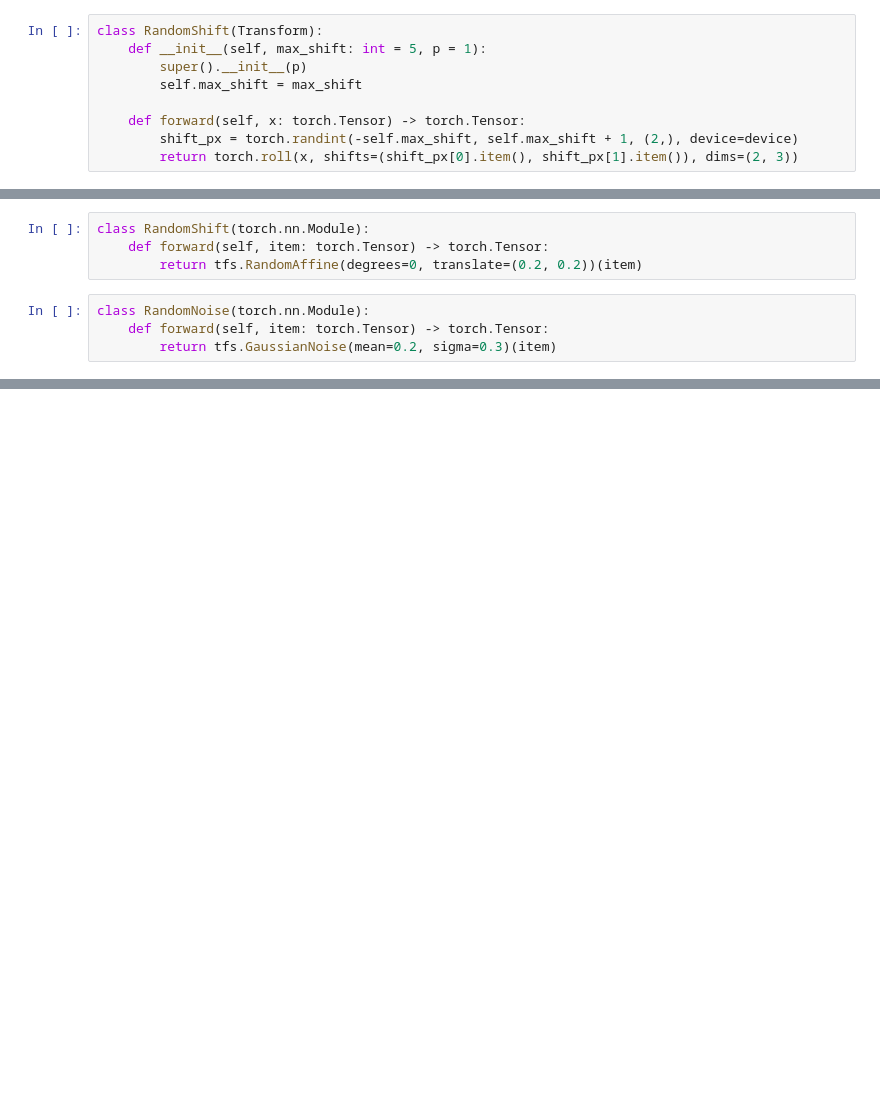
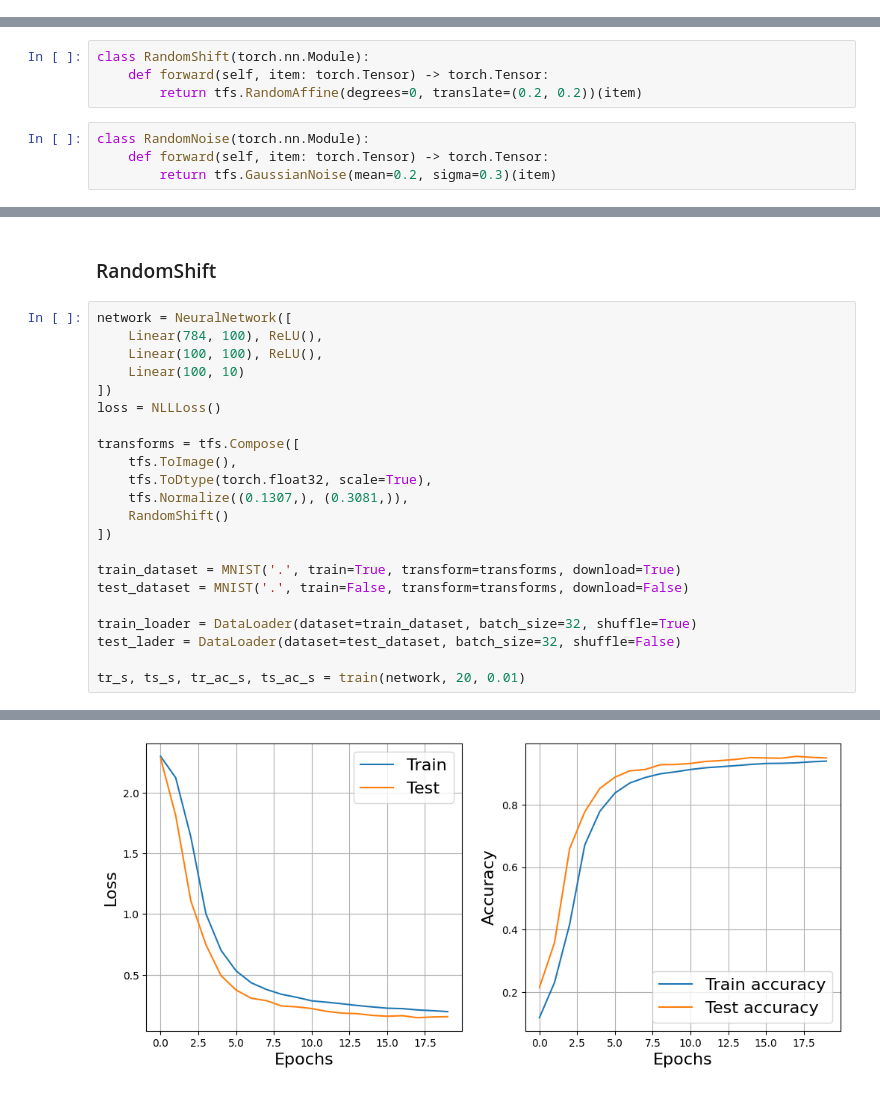
Before and after one commit to IVitaliyI/dl-course-VK, a Jupyter notebook: lecture2/NN_HW2_2025.ipynb, the cells around one changed output, grey strips where cells are left out. Saved outputs shown, nothing was run; the diff lists cells and outputs as text; blank space fills up the shorter version.

```diff
--- a/lecture2/NN_HW2_2025.ipynb
+++ b/lecture2/NN_HW2_2025.ipynb
@@ -500,9 +412,0 @@ for i in range(len(X_rotate)):
-# %%
-class RandomShift(Transform):
-    def __init__(self, max_shift: int = 5, p = 1):
-        super().__init__(p)
-        self.max_shift = max_shift
-
-    def forward(self, x: torch.Tensor) -> torch.Tensor:
-        shift_px = torch.randint(-self.max_shift, self.max_shift + 1, (2,), device=device)
-        return torch.roll(x, shifts=(shift_px[0].item(), shift_px[1].item()), dims=(2, 3))
@@ -550,0 +462,25 @@ for i in range(len(result)):
+# %% [markdown]
+### RandomShift
+# %%
+network = NeuralNetwork([
+    Linear(784, 100), ReLU(),
+    Linear(100, 100), ReLU(),
+    Linear(100, 10)
+])
+loss = NLLLoss()
+
+transforms = tfs.Compose([
+    tfs.ToImage(),
+    tfs.ToDtype(torch.float32, scale=True),
+    tfs.Normalize((0.1307,), (0.3081,)),
+    RandomShift()
+])
+
+train_dataset = MNIST('.', train=True, transform=transforms, download=True)
+test_dataset = MNIST('.', train=False, transform=transforms, download=False)
+
+train_loader = DataLoader(dataset=train_dataset, batch_size=32, shuffle=True)
+test_lader = DataLoader(dataset=test_dataset, batch_size=32, shuffle=False)
+
+tr_s, ts_s, tr_ac_s, ts_ac_s = train(network, 20, 0.01)
+# %% [output]
@@ -550,0 +488 @@ for i in range(len(result)):
+[figure, added]
```
Also changed, not shown: parts of 31 cells of this notebook.
